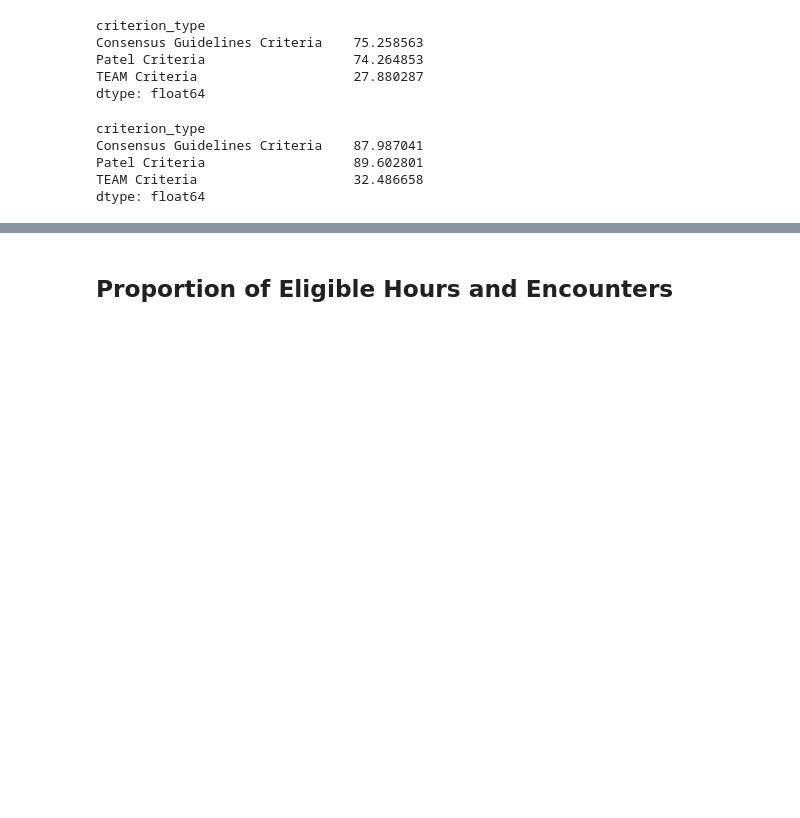
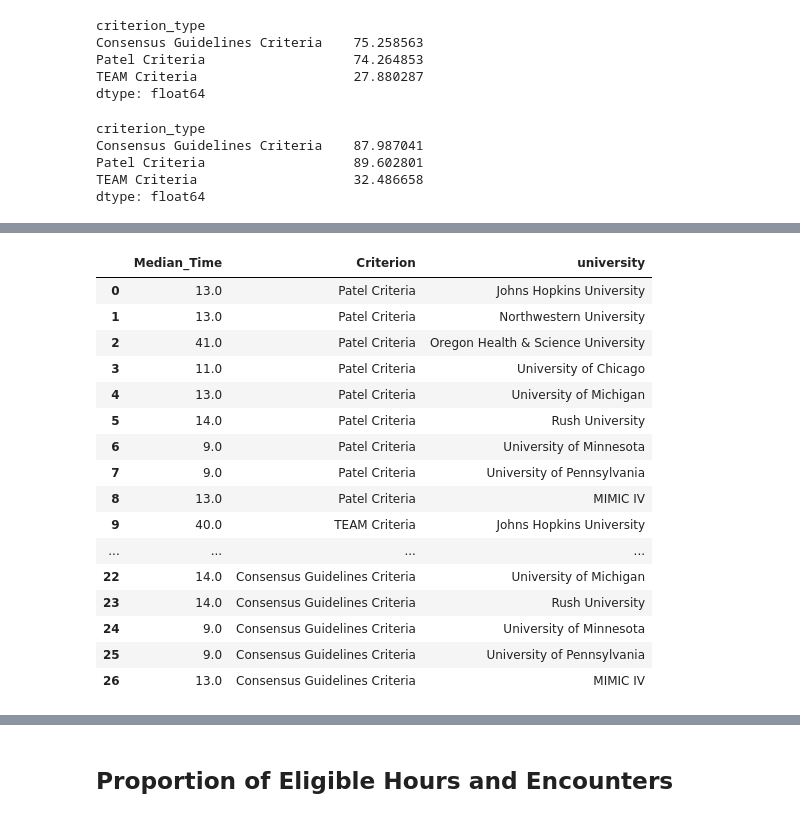
Before and after one commit to chochbe1/CLIF-eligibility-for-mobilization, a Jupyter notebook: code/aggregate_plots.ipynb, the cells around one changed output, grey strips where cells are left out. Drawn from its saved outputs; the diff is of its cells as text; code cells hidden in the pictures; blank space fills up the shorter version.

```diff
--- a/code/aggregate_plots.ipynb
+++ b/code/aggregate_plots.ipynb
@@ -382,0 +651,17 @@ dtype: float64
+# %%
+# Function to calculate median time
+def calculate_median_time(df):
+    median_times = {}
+    criteria = df['criterion_type'].unique()
+    universities = df['university'].unique()
+
+    for criterion in criteria:
+        for uni in universities:
+            subset = df[(df['criterion_type'] == criterion) & (df['university'] == uni)]
+            eligible = subset[subset['value'] >= 0.5]
+            if not eligible.empty:
+                median_time = eligible['timeline'].min()
+                median_times[(criterion, uni)] = f"{median_time} hours"
+            else:
+                median_times[(criterion, uni)] = "Not reached within 72 hours"
+    return median_times
@@ -382,0 +697,23 @@ dtype: float64
+# %%
+median_df = pd.DataFrame(list(processed_median_times.items()), columns=['Criterion_University', 'Median_Time'])
+median_df[['Criterion', 'university']] = pd.DataFrame(median_df['Criterion_University'].tolist(), index=median_df.index)
+median_df = median_df.drop('Criterion_University', axis=1)
+median_df
+# %% [output]
+|  | Median_Time | Criterion | university |
+| 0 | 13.0 | Patel Criteria | Johns Hopkins University |
+| 1 | 13.0 | Patel Criteria | Northwestern University |
+| 2 | 41.0 | Patel Criteria | Oregon Health & Science University |
+| 3 | 11.0 | Patel Criteria | University of Chicago |
+| 4 | 13.0 | Patel Criteria | University of Michigan |
+| 5 | 14.0 | Patel Criteria | Rush University |
+| 6 | 9.0 | Patel Criteria | University of Minnesota |
+| 7 | 9.0 | Patel Criteria | University of Pennsylvania |
+| 8 | 13.0 | Patel Criteria | MIMIC IV |
+| 9 | 40.0 | TEAM Criteria | Johns Hopkins University |
+| ... | ... | ... | ... |
+| 22 | 14.0 | Consensus Guidelines Criteria | University of Michigan |
+| 23 | 14.0 | Consensus Guidelines Criteria | Rush University |
+| 24 | 9.0 | Consensus Guidelines Criteria | University of Minnesota |
+| 25 | 9.0 | Consensus Guidelines Criteria | University of Pennsylvania |
+| 26 | 13.0 | Consensus Guidelines Criteria | MIMIC IV |
```
Also changed, not shown: parts of 18 cells of this notebook.
